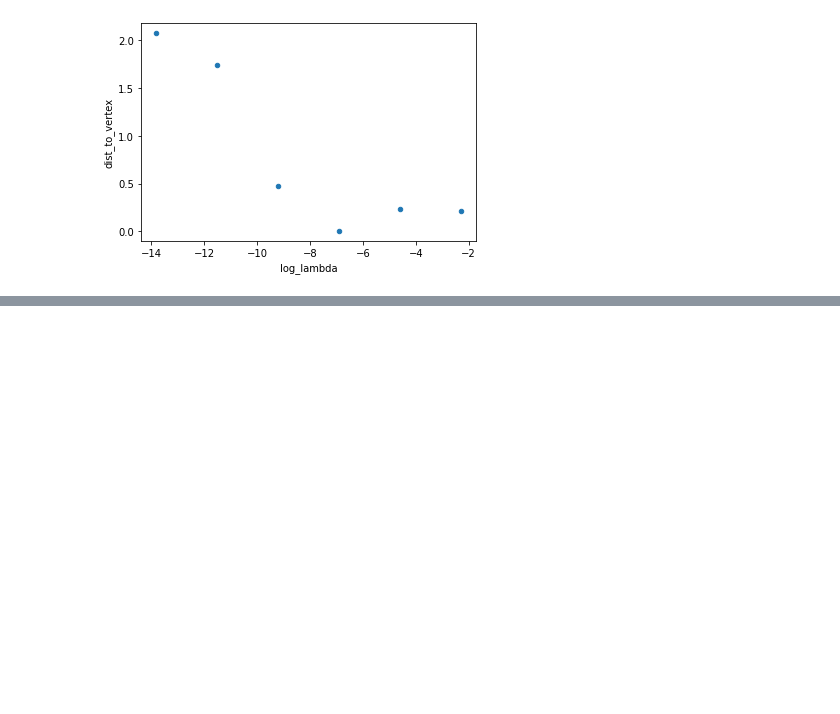
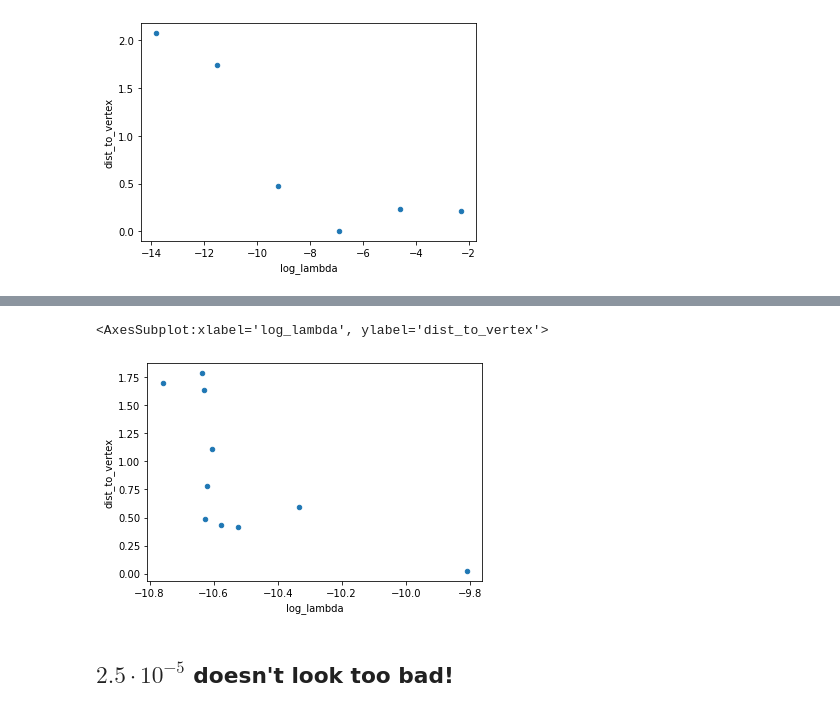
Before and after one commit to ksreenivasan/pruning_is_enough, a Jupyter notebook: subset_sum_simulation.ipynb, the cells around one changed output, grey strips where cells are left out. Drawn from its saved outputs; the diff is of its cells as text; code cells hidden in the pictures; blank space fills up the shorter version.

```diff
--- a/subset_sum_simulation.ipynb
+++ b/subset_sum_simulation.ipynb
@@ -185,0 +253,7 @@ results_df.plot(x="log_lambda", y="dist_to_vertex", kind="scatter")
+# %%
+results_df.plot(x="log_lambda", y="dist_to_vertex", kind="scatter")
+# %% [output]
+<AxesSubplot:xlabel='log_lambda', ylabel='dist_to_vertex'>
+[figure, added]
+# %% [markdown]
+## $2.5\cdot10^{-5}$ doesn't look too bad!
```
Also changed, not shown: parts of 4 cells of this notebook.
